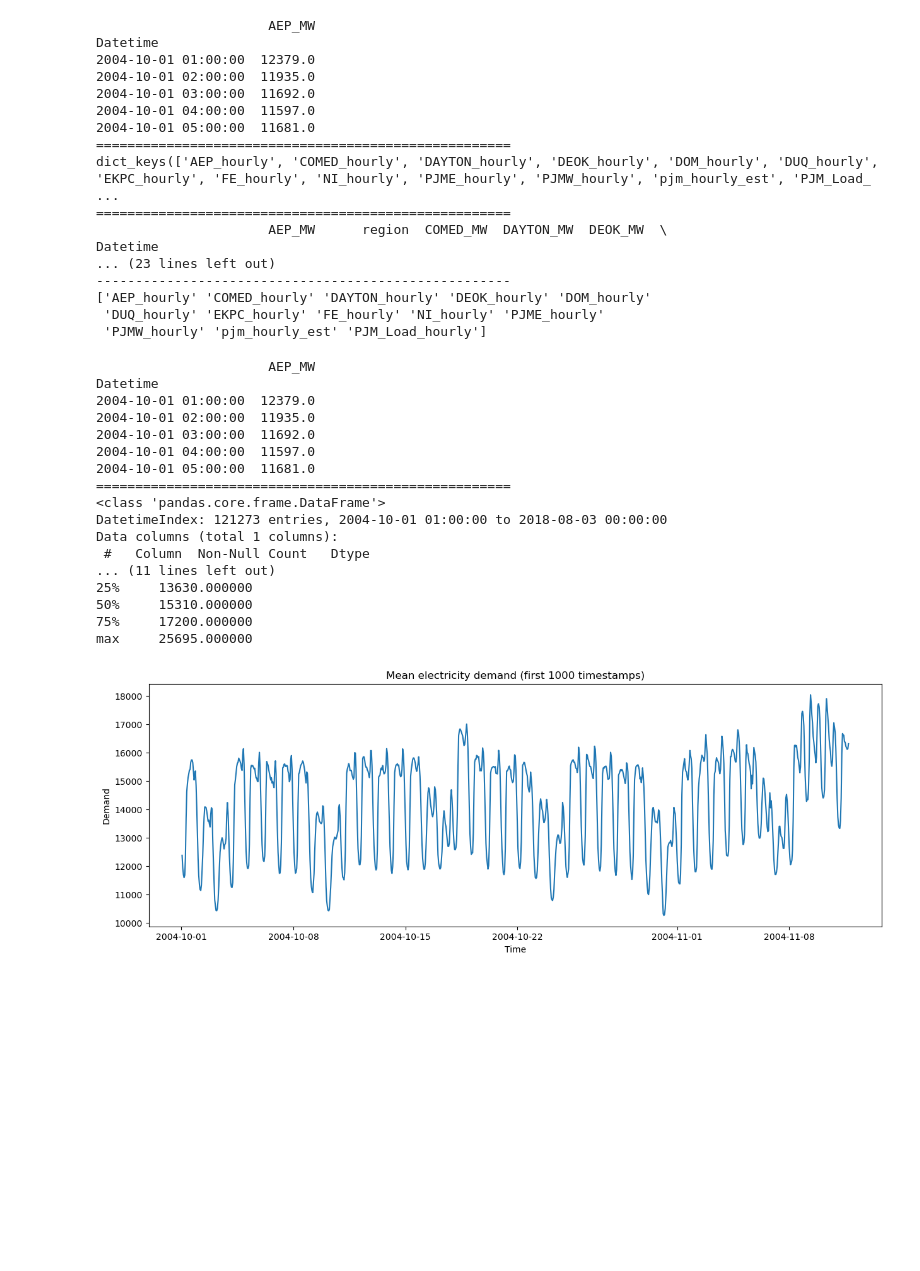
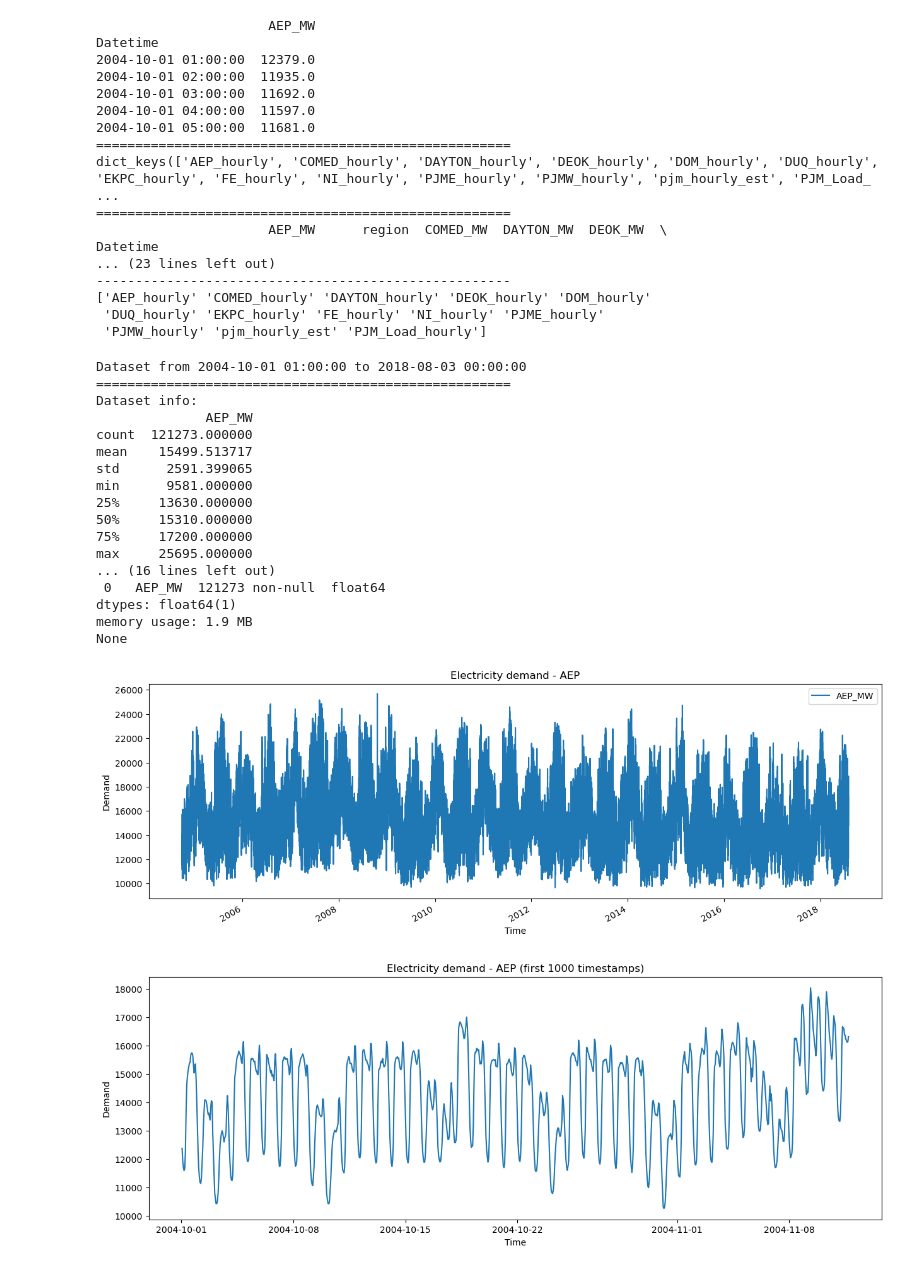
Before and after one commit to mruifer/Electricity-demand-forecast, a Jupyter notebook: notebooks/01_data_exploration.ipynb, the cells around one changed output. Saved outputs shown, nothing was run; the diff lists cells and outputs as text; code cells hidden in the pictures; blank space fills up the shorter version.

```diff
--- a/notebooks/01_data_exploration.ipynb
+++ b/notebooks/01_data_exploration.ipynb
@@ -41,27 +39,39 @@ Datetime
  'PJMW_hourly' 'pjm_hourly_est' 'PJM_Load_hourly']
 # %%
 df=aep
+print("Dataset from", df.index.min(), "to", df.index.max())
+print("=====================================================")
+print("Dataset info:")
+print(df.describe())
+print("=====================================================")
+print("First values:")
 print(df.head())
 print("=====================================================")
+print("More info:")
 print(df.info())
-print("=====================================================")
-print(df.describe())
 # %% [output]
-                      AEP_MW
-Datetime
-2004-10-01 01:00:00  12379.0
-2004-10-01 02:00:00  11935.0
-2004-10-01 03:00:00  11692.0
-2004-10-01 04:00:00  11597.0
-2004-10-01 05:00:00  11681.0
+Dataset from 2004-10-01 01:00:00 to 2018-08-03 00:00:00
 =====================================================
-<class 'pandas.core.frame.DataFrame'>
-DatetimeIndex: 121273 entries, 2004-10-01 01:00:00 to 2018-08-03 00:00:00
-Data columns (total 1 columns):
- #   Column  Non-Null Count   Dtype
-... (11 lines left out)
+Dataset info:
+              AEP_MW
+count  121273.000000
+mean    15499.513717
+std      2591.399065
+min      9581.000000
 25%     13630.000000
 50%     15310.000000
 75%     17200.000000
 max     25695.000000
+... (16 lines left out)
+ 0   AEP_MW  121273 non-null  float64
+dtypes: float64(1)
+memory usage: 1.9 MB
+None
+# %%
+df.plot(figsize=(15,5), title="Electricity demand - AEP")
+plt.xlabel("Time")
+plt.ylabel("Demand")
+plt.show()
+# %% [output]
+[figure, added]
 # %%
```
Also changed, not shown: parts of 2 cells of this notebook.
